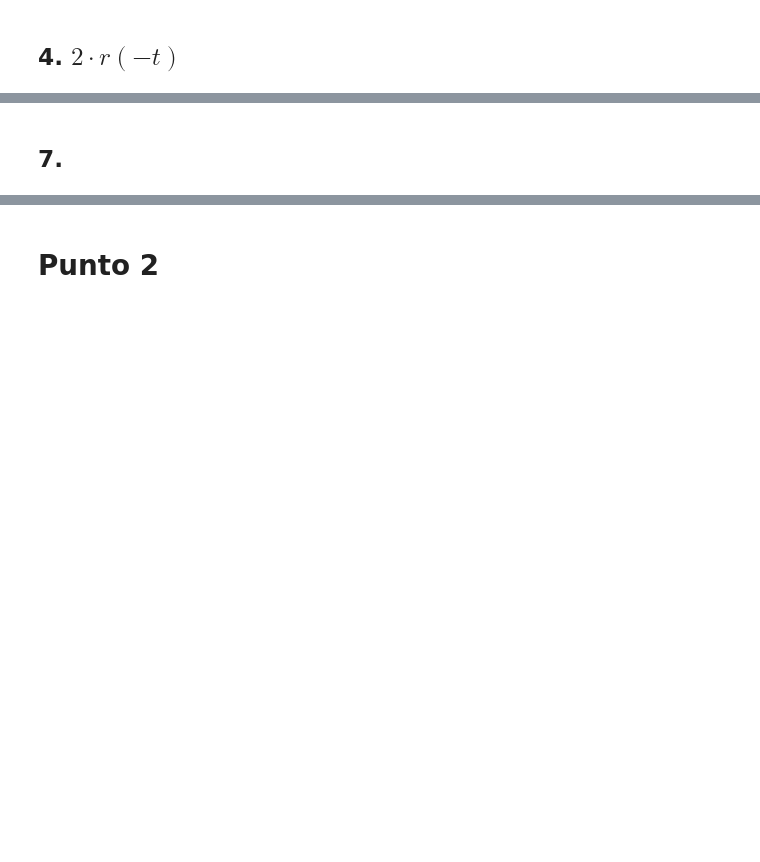
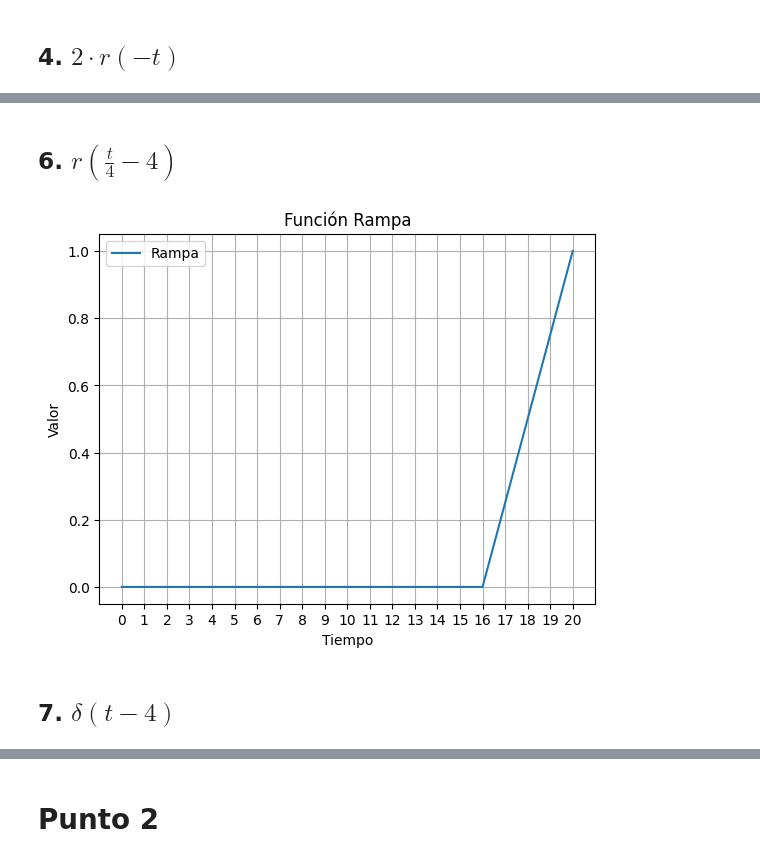
Before and after one commit to fg-edu-tep/Senales-Lab, a Jupyter notebook: lab2/Laboratorio_2_2025_1.ipynb, the cells around one changed output, grey strips where cells are left out. Cells and saved outputs as stored; diff of their text form; code cells hidden in the pictures; blank space fills up the shorter version.

```diff
--- a/lab2/Laboratorio_2_2025_1.ipynb
+++ b/lab2/Laboratorio_2_2025_1.ipynb
@@ -220,2 +241,26 @@ plt.show()  # Se muestra la gráfica
+# %% [markdown]
+## 6. $r(\frac{t}{4} - 4)$
+# %%
+# Se genera un vector t con los valores de tiempo
+t = np.linspace(0, 20, 10000)
+
+# Se define el valor de delay para el escalón
+delay_rampa = -4
+amplitud_rampa = 1
+
+#  Se calcula la función rampa
+u_rampa = amplitud_rampa * ramp(t/4, delay_rampa)
+
+# Se grafica la función rampa
+plt.plot(t, u_rampa, label='Rampa') # Se grafica la función rampa
+plt.xlabel('Tiempo') # Se etiqueta el eje x
+plt.ylabel('Valor') # Se etiqueta el eje y
+plt.title('Función Rampa') # Se coloca el título de la gráfica
+plt.xticks(np.arange(min(t), max(t)+1, 1))  # Se ajustan los valores del eje x
+plt.legend() # Se coloca la leyenda
+plt.grid(True)  # Se activa la cuadrícula
+plt.show()  # Se muestra la gráfica
+# %% [output]
+[figure, added]
 # %% [markdown]
-## 7.
+## 7. $δ(t - 4)$
```
Also changed, not shown: parts of 7 cells of this notebook.
